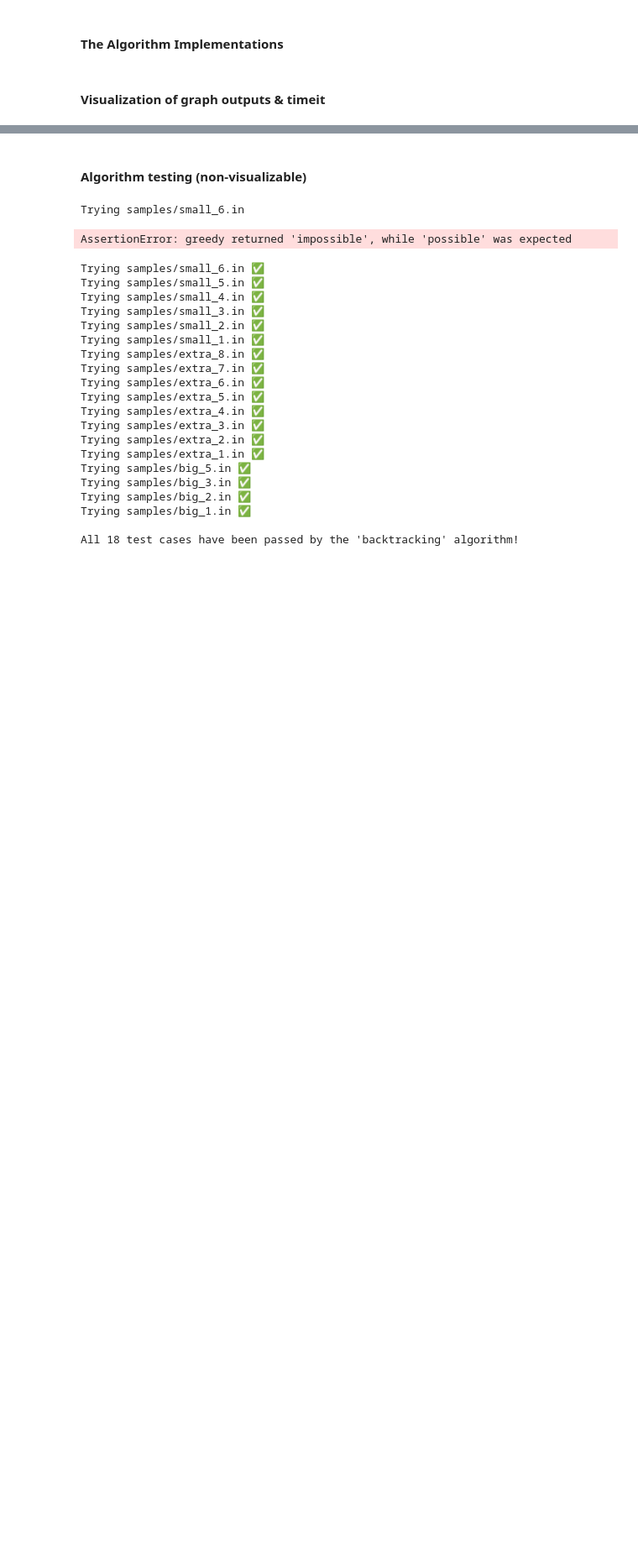
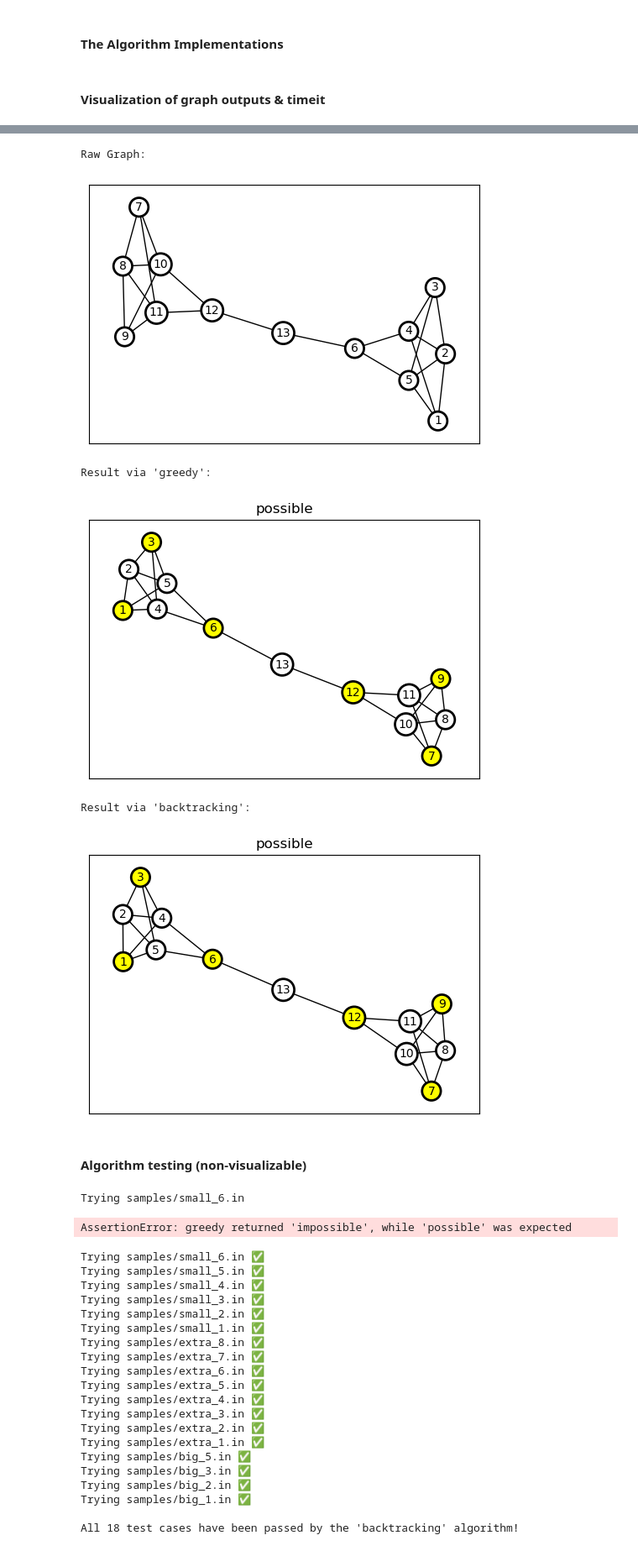
Before and after one commit to mikolajhilgert/jads-alg-project, a Jupyter notebook: DSA.ipynb, the cells around one changed output, grey strips where cells are left out. Shown at 84% size. Saved outputs shown, nothing was run; the diff lists cells and outputs as text; code cells hidden in the pictures; blank space fills up the shorter version.

```diff
--- a/DSA.ipynb
+++ b/DSA.ipynb
@@ -33,7 +33,6 @@ class Graph:
     def from_file(cls, file_path) -> None:
         '''Loads a graph from a file
 
-        :param function cls: Class constructor
         :param str file_path: Path to graph input file
         '''
         with open(file_path, 'r') as f:
@@ -42,15 +41,15 @@ class Graph:
             # call graph class constructor
             graph = cls(n, m, k)
             # skip whitespaces
-            lines = [line for line in f if not line.isspace()]
-            for line in lines:
-                # extract adjacent vertices
-                u, v = map(int, line.split())
+            edges = [line for line in f if not line.isspace()]
+            for edge in edges:
+                # extract vertices connected by edge
+                u, v = map(int, edge.split())
                 graph.add_edge(u-1, v-1)
         return graph
 
     def add_edge(self, u, v) -> None:
-        '''Creates an edge between vertex u and vertex v on the adjacency matrix
+        '''Adds an edge between vertex u and vertex v on the adjacency matrix
 
         :param int u: Vertex 1 index
         :param int v: Vertex 2 index
@@ -67,25 +66,25 @@ class Graph:
         # Create graph from adjacency matrix
         G = nx.from_numpy_matrix(np.array(self.adjacency_matrix))
 
-        # Set node position using Fruchterman-Reingold layout algorithm
+        # Set node position using the Fruchterman-Reingold layout
         pos = nx.spring_layout(G)
 
         # Draw the graph
-        fig, ax = plt.subplots(figsize=(10, 6))
+        fig, ax = plt.subplots(figsize=(6, 4))
 
-        # Remap nodes to match input names
+        # Remap nodes from matrix to match input names
         labels = {node: str(node + 1) for node in G.nodes()}
 
-        # Draw verticies with circles
+        # Draw vertices with circles
         nx.draw_networkx_nodes(G, pos=pos, node_size=0, ax=ax)
         nodes = nx.draw_networkx_labels(G, pos=pos, labels=labels, font_size=10, font_color='black', ax=ax)
 
         # Add Circle coloring
         for index, node_patch in nodes.items():
             node_patch.set_bbox(dict(boxstyle="circle,pad=0.3", fc="white", ec="black", lw=2))
-            # If there is given independent set
+            # If there is a given independent set
             if nodes_to_highlight:
-                # Set title
+                # Set title, if there is atleast one True in list
                 result_title = "possible" if any(nodes_to_highlight) else "not possible"
                 plt.title(result_title)
                 # Color nodes
@@ -99,7 +98,7 @@ class Graph:
         plt.show()
 
     def validate_and_show_bins(self, algorithm) -> None:
-        '''Runs given algorithm and graphs the result
+        '''Runs given algorithm and displays result graph
 
         :param function algorithm: Given algorithm that finds the independent set
         '''
@@ -259,3 +210,17 @@ KeyboardInterrupt:
+# %%
+graph = Graph.from_file('samples/extra_7.in')
+
+print("Raw Graph:")
+graph.draw_graph()
+graph.validate_and_show_bins(greedy)
+graph.validate_and_show_bins(backtracking)
+# %% [output]
+Raw Graph:
+[figure, added]
+Result via 'greedy':
+[figure, added]
+Result via 'backtracking':
+[figure, added]
 # %% [markdown]
 #### Algorithm testing (non-visualizable)
 # %%
```
Also changed, not shown: parts of 7 cells of this notebook.
